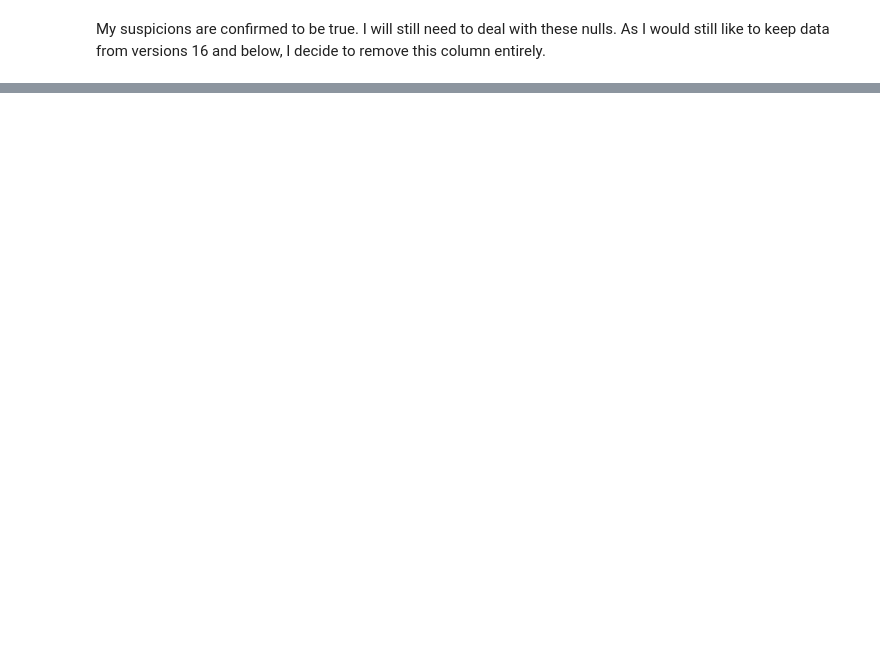
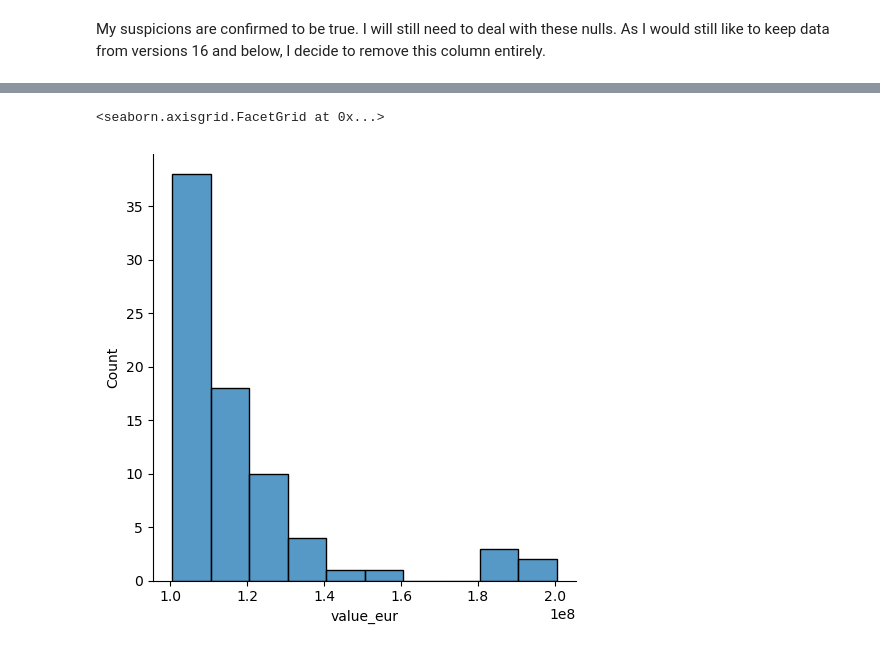
Before and after one commit to ish10k/footballer-wage-prediction, a Jupyter notebook: footballer-wage-prediction.ipynb, the cells around one changed output, grey strips where cells are left out. Cells and saved outputs as stored; diff of their text form; code cells hidden in the pictures; blank space fills up the shorter version.

```diff
--- a/footballer-wage-prediction.ipynb
+++ b/footballer-wage-prediction.ipynb
@@ -171,0 +103,2 @@ See the caveats in the documentation: https://pandas.pydata.org/pandas-docs/stab
+# %%
+df = df[df['main_position'] != 'GK'] # filter out goalkeepers
@@ -575,0 +302,39 @@ sns.pairplot(
+# %%
+# Drop columns
+df.drop([
+    'attacking_crossing',
+    'attacking_finishing',
+    'attacking_heading_accuracy',
+    'attacking_short_passing',
+    'attacking_volleys',
+    'skill_dribbling',
+    'skill_curve',
+    'skill_fk_accuracy',
+    'skill_long_passing',
+    'skill_ball_control',
+    'movement_acceleration',
+    'movement_sprint_speed',
+    'movement_agility',
+    'movement_reactions',
+    'movement_balance',
+    'power_shot_power',
+    'power_jumping',
+    'power_stamina',
+    'power_strength',
+    'power_long_shots',
+    'mentality_aggression',
+    'mentality_interceptions',
+    'mentality_positioning',
+    'mentality_vision',
+    'mentality_penalties',
+    'defending_marking_awareness',
+    'defending_standing_tackle',
+    'defending_sliding_tackle',
+    'goalkeeping_diving',
+    'goalkeeping_handling',
+    'goalkeeping_kicking',
+    'goalkeeping_positioning',
+    'goalkeeping_reflexes',
+    'goalkeeping_speed'
+], axis=1, inplace=True)
+print("\n".join(df.columns))
@@ -575,0 +389,5 @@ sns.pairplot(
+# %%
+sns.displot(df[df['value_eur'] > 100000000]['value_eur'], binwidth=10000000)
+# %% [output]
+<seaborn.axisgrid.FacetGrid at 0x...>
+[figure, added]
```
Also changed, not shown: parts of 62 cells of this notebook, 1 other file.
